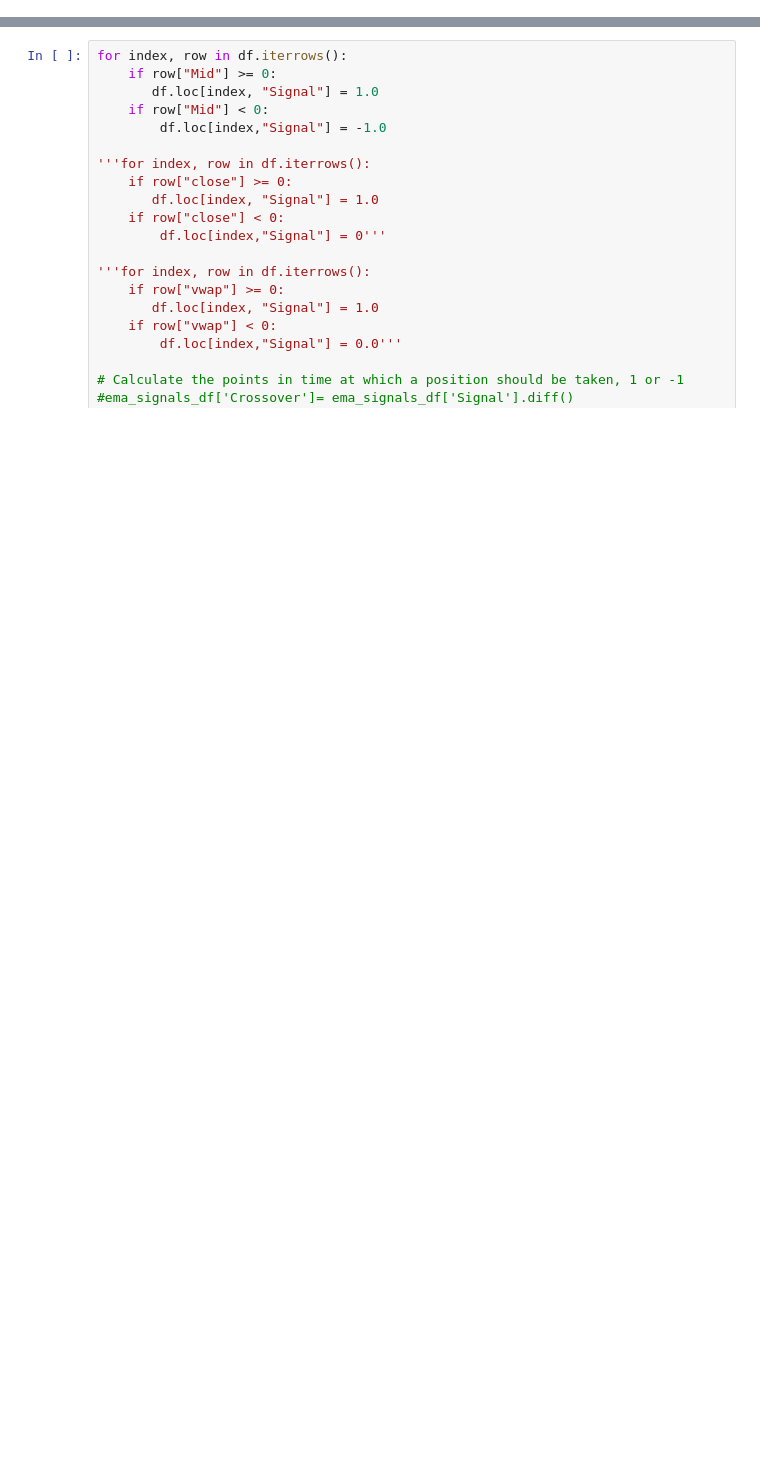
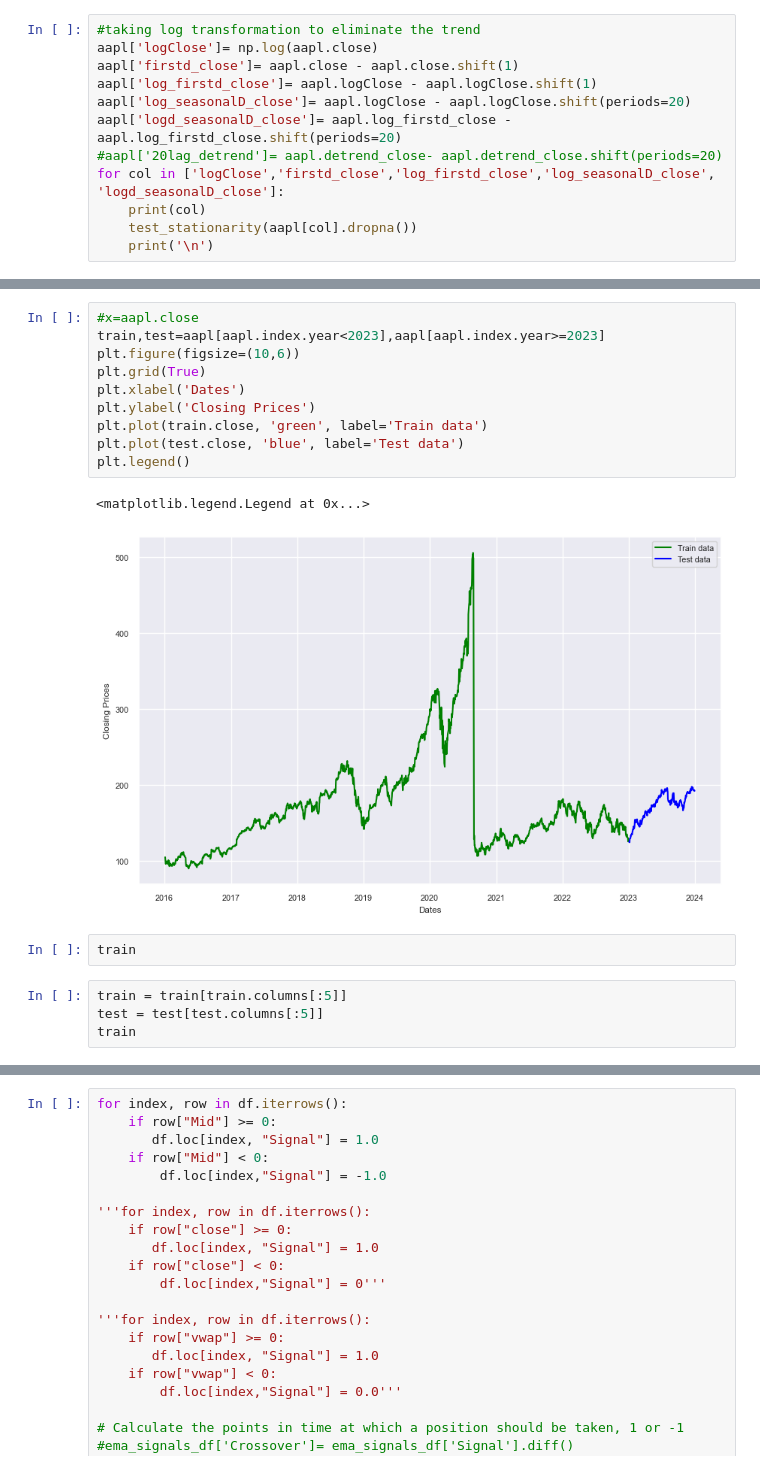
Before and after one commit to niharraju4/Sentimental-Analysis-for-Energy-and-power-Stocks-Predictions, a Jupyter notebook: MidForecast.ipynb, the cells around one changed output, grey strips where cells are left out. Drawn from its saved outputs; the diff is of its cells as text; blank space fills up the shorter version.

```diff
--- a/MidForecast.ipynb
+++ b/MidForecast.ipynb
@@ -189 +197,13 @@ b
+# %%
+#taking log transformation to eliminate the trend
+aapl['logClose']= np.log(aapl.close)
+aapl['firstd_close']= aapl.close - aapl.close.shift(1)
+aapl['log_firstd_close']= aapl.logClose - aapl.logClose.shift(1)
+aapl['log_seasonalD_close']= aapl.logClose - aapl.logClose.shift(periods=20)
+aapl['logd_seasonalD_close']= aapl.log_firstd_close - aapl.log_firstd_close.shift(periods=20)
+#aapl['20lag_detrend']= aapl.detrend_close- aapl.detrend_close.shift(periods=20)
+for col in ['logClose','firstd_close','log_firstd_close','log_seasonalD_close', 'logd_seasonalD_close']:
+    print(col)
+    test_stationarity(aapl[col].dropna())
+    print('\n')
 # %%
@@ -289,0 +256,19 @@ tsla['rolling_mean_diff_close'].plot(title='after rolling mean & differencing')
+# %%
+#x=aapl.close
+train,test=aapl[aapl.index.year<2023],aapl[aapl.index.year>=2023]
+plt.figure(figsize=(10,6))
+plt.grid(True)
+plt.xlabel('Dates')
+plt.ylabel('Closing Prices')
+plt.plot(train.close, 'green', label='Train data')
+plt.plot(test.close, 'blue', label='Test data')
+plt.legend()
+# %% [output]
+<matplotlib.legend.Legend at 0x...>
+[figure, added]
+# %%
+train
+# %%
+train = train[train.columns[:5]]
+test = test[test.columns[:5]]
+train
```
Also changed, not shown: parts of 33 cells of this notebook, 2 other files.
